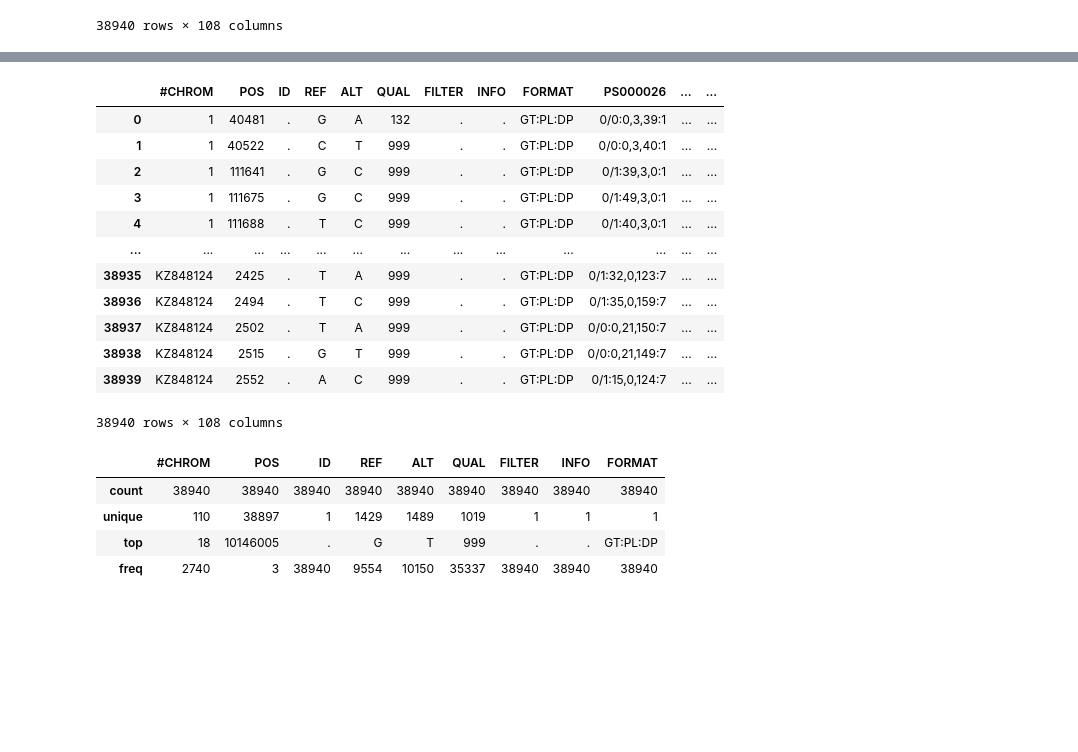
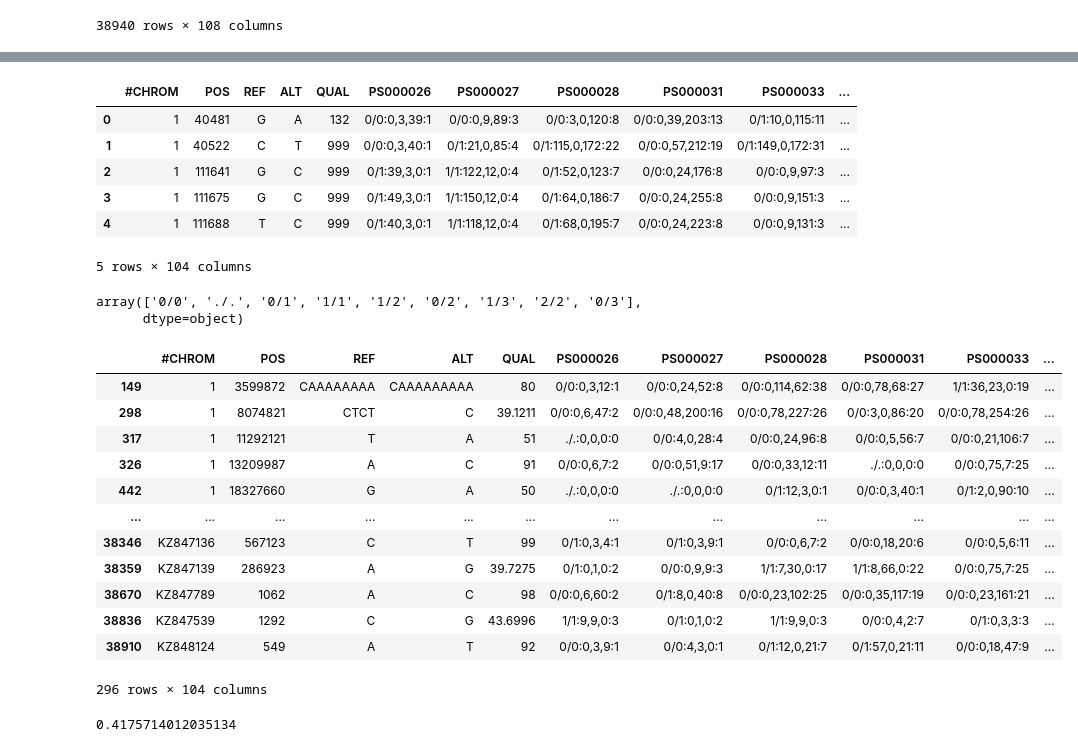
Before and after one commit to eMasov/AgroHack-Amalgama, a Jupyter notebook: AgroHack EDA.ipynb, the cells around one changed output, grey strips where cells are left out. Saved outputs shown, nothing was run; the diff lists cells and outputs as text; code cells hidden in the pictures; blank space fills up the shorter version.

```diff
--- a/AgroHack EDA.ipynb
+++ b/AgroHack EDA.ipynb
@@ -112,3 +197,5 @@ genotypes_data
 | 38938 | KZ848124 | 2515 | . | G | T | 999 | . | . | GT:PL:DP | 0/0:0,21,149:7 | ... | ... |
 | 38939 | KZ848124 | 2552 | . | A | C | 999 | . | . | GT:PL:DP | 0/1:15,0,124:7 | ... | ... |
 38940 rows × 108 columns
+# %%
+genotypes_data.drop(columns=["ID", "FILTER", "INFO", "FORMAT"], inplace=True)
@@ -115,26 +210,33 @@ genotypes_data
+# %%
+genotypes_data.head()
+# %% [output]
+|  | #CHROM | POS | REF | ALT | QUAL | PS000026 | PS000027 | PS000028 | PS000031 | PS000033 | ... |
+| 0 | 1 | 40481 | G | A | 132 | 0/0:0,3,39:1 | 0/0:0,9,89:3 | 0/0:3,0,120:8 | 0/0:0,39,203:13 | 0/1:10,0,115:11 | ... |
+| 1 | 1 | 40522 | C | T | 999 | 0/0:0,3,40:1 | 0/1:21,0,85:4 | 0/1:115,0,172:22 | 0/0:0,57,212:19 | 0/1:149,0,172:31 | ... |
+| 2 | 1 | 111641 | G | C | 999 | 0/1:39,3,0:1 | 1/1:122,12,0:4 | 0/1:52,0,123:7 | 0/0:0,24,176:8 | 0/0:0,9,97:3 | ... |
+| 3 | 1 | 111675 | G | C | 999 | 0/1:49,3,0:1 | 1/1:150,12,0:4 | 0/1:64,0,186:7 | 0/0:0,24,255:8 | 0/0:0,9,151:3 | ... |
+| 4 | 1 | 111688 | T | C | 999 | 0/1:40,3,0:1 | 1/1:118,12,0:4 | 0/1:68,0,195:7 | 0/0:0,24,223:8 | 0/0:0,9,131:3 | ... |
+5 rows × 104 columns
 # %%
 genotypes_data.to_csv("genotypes_processed.csv", index=False)
-# %%
-genotypes_data
-# %% [output]
-|  | #CHROM | POS | ID | REF | ALT | QUAL | FILTER | INFO | FORMAT | PS000026 | ... | ... |
-| 0 | 1 | 40481 | . | G | A | 132 | . | . | GT:PL:DP | 0/0:0,3,39:1 | ... | ... |
-| 1 | 1 | 40522 | . | C | T | 999 | . | . | GT:PL:DP | 0/0:0,3,40:1 | ... | ... |
-| 2 | 1 | 111641 | . | G | C | 999 | . | . | GT:PL:DP | 0/1:39,3,0:1 | ... | ... |
-| 3 | 1 | 111675 | . | G | C | 999 | . | . | GT:PL:DP | 0/1:49,3,0:1 | ... | ... |
-| 4 | 1 | 111688 | . | T | C | 999 | . | . | GT:PL:DP | 0/1:40,3,0:1 | ... | ... |
-| ... | ... | ... | ... | ... | ... | ... | ... | ... | ... | ... | ... | ... |
-| 38935 | KZ848124 | 2425 | . | T | A | 999 | . | . | GT:PL:DP | 0/1:32,0,123:7 | ... | ... |
-| 38936 | KZ848124 | 2494 | . | T | C | 999 | . | . | GT:PL:DP | 0/1:35,0,159:7 | ... | ... |
-| 38937 | KZ848124 | 2502 | . | T | A | 999 | . | . | GT:PL:DP | 0/0:0,21,150:7 | ... | ... |
-| 38938 | KZ848124 | 2515 | . | G | T | 999 | . | . | GT:PL:DP | 0/0:0,21,149:7 | ... | ... |
-| 38939 | KZ848124 | 2552 | . | A | C | 999 | . | . | GT:PL:DP | 0/1:15,0,124:7 | ... | ... |
-38940 rows × 108 columns
-# %%
-genotypes_data.iloc[:,:9].describe()
-# %% [output]
-|  | #CHROM | POS | ID | REF | ALT | QUAL | FILTER | INFO | FORMAT |
-| count | 38940 | 38940 | 38940 | 38940 | 38940 | 38940 | 38940 | 38940 | 38940 |
-| unique | 110 | 38897 | 1 | 1429 | 1489 | 1019 | 1 | 1 | 1 |
-| top | 18 | 10146005 | . | G | T | 999 | . | . | GT:PL:DP |
-| freq | 2740 | 3 | 38940 | 9554 | 10150 | 35337 | 38940 | 38940 | 38940 |
+# %%
+genotypes_data["PS000433"].str.split(":").str[0].unique()
+# %% [output]
+array(['0/0', './.', '0/1', '1/1', '1/2', '0/2', '1/3', '2/2', '0/3'],
+      dtype=object)
+# %%
+genotypes_data[genotypes_data["QUAL"].astype(float) < 100]
+# %% [output]
+|  | #CHROM | POS | REF | ALT | QUAL | PS000026 | PS000027 | PS000028 | PS000031 | PS000033 | ... |
+| 149 | 1 | 3599872 | CAAAAAAAA | CAAAAAAAAA | 80 | 0/0:0,3,12:1 | 0/0:0,24,52:8 | 0/0:0,114,62:38 | 0/0:0,78,68:27 | 1/1:36,23,0:19 | ... |
+| 298 | 1 | 8074821 | CTCT | C | 39.1211 | 0/0:0,6,47:2 | 0/0:0,48,200:16 | 0/0:0,78,227:26 | 0/0:3,0,86:20 | 0/0:0,78,254:26 | ... |
+| 317 | 1 | 11292121 | T | A | 51 | ./.:0,0,0:0 | 0/0:4,0,28:4 | 0/0:0,24,96:8 | 0/0:0,5,56:7 | 0/0:0,21,106:7 | ... |
+| 326 | 1 | 13209987 | A | C | 91 | 0/0:0,6,7:2 | 0/0:0,51,9:17 | 0/0:0,33,12:11 | ./.:0,0,0:0 | 0/0:0,75,7:25 | ... |
+| 442 | 1 | 18327660 | G | A | 50 | ./.:0,0,0:0 | ./.:0,0,0:0 | 0/1:12,3,0:1 | 0/0:0,3,40:1 | 0/1:2,0,90:10 | ... |
+| ... | ... | ... | ... | ... | ... | ... | ... | ... | ... | ... | ... |
+| 38346 | KZ847136 | 567123 | C | T | 99 | 0/1:0,3,4:1 | 0/1:0,3,9:1 | 0/0:0,6,7:2 | 0/0:0,18,20:6 | 0/0:0,5,6:11 | ... |
+| 38359 | KZ847139 | 286923 | A | G | 39.7275 | 0/1:0,1,0:2 | 0/0:0,9,9:3 | 1/1:7,30,0:17 | 1/1:8,66,0:22 | 0/0:0,75,7:25 | ... |
+| 38670 | KZ847789 | 1062 | A | C | 98 | 0/0:0,6,60:2 | 0/1:8,0,40:8 | 0/0:0,23,102:25 | 0/0:0,35,117:19 | 0/0:0,23,161:21 | ... |
+| 38836 | KZ847539 | 1292 | C | G | 43.6996 | 1/1:9,9,0:3 | 0/1:0,1,0:2 | 1/1:9,9,0:3 | 0/0:0,4,2:7 | 0/1:0,3,3:3 | ... |
+| 38910 | KZ848124 | 549 | A | T | 92 | 0/0:0,3,9:1 | 0/0:4,3,0:1 | 0/1:12,0,21:7 | 0/1:57,0,21:11 | 0/0:0,18,47:9 | ... |
+296 rows × 104 columns
@@ -140,0 +263,4 @@ genotypes_data.iloc[:,:9].describe()
+# %%
+sum(gen_d_exp.isna().sum()) / 38490 / 99
+# %% [output]
+0.4175714012035134
```
Also changed, not shown: parts of 12 cells of this notebook.
